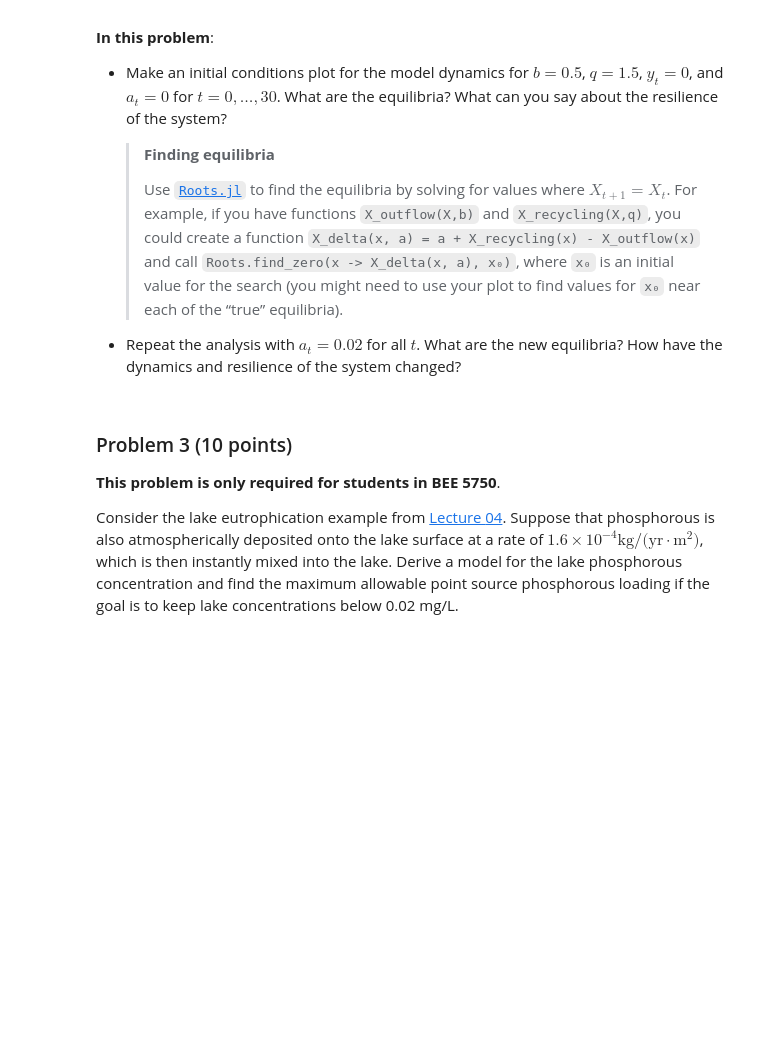
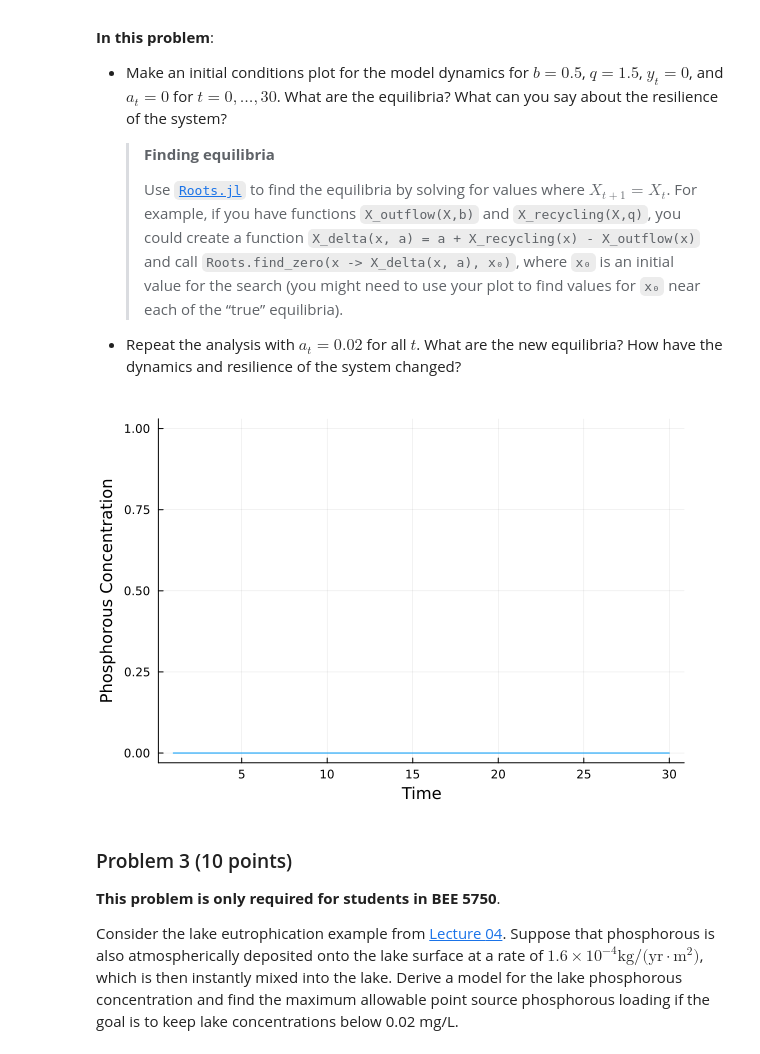
Before and after one commit to BEE4750-FA24/hw2-teagan-city, a Jupyter notebook: hw02.ipynb, the cells around one changed output. Saved outputs shown, nothing was run; the diff lists cells and outputs as text; code cells hidden in the pictures; blank space fills up the shorter version.

```diff
--- a/hw02.ipynb
+++ b/hw02.ipynb
@@ -126,6 +126,33 @@ where:
 -   Repeat the analysis with $a_t=0.02$ for all $t$. What are the new
     equilibria? How have the dynamics and resilience of the system
     changed?
+# %%
+
+function X_outflow(X,b)
+    return X*b
+end
+
+function X_recycling(X,q)
+    return X^q/(1+X^q)
+end
+
+t=30
+b=0.5
+q=1.5
+y=0*ones(t)
+a=0*ones(t)
+X=0*ones(t)
+function X_delta(X,a,y,q,b)
+    for t=2:30
+        X[t]=X[t-1]+a[t]+y[t]+X_recycling(X[t-1],q)-X_outflow(X[t-1],b)
+    end
+end
+
+plot(X, legend=false)
+xlabel!("Time")
+ylabel!("Phosphorous Concentration")
+# %% [output]
+[figure, added]
 # %% [markdown]
 ### Problem 3 (10 points)
 
```
